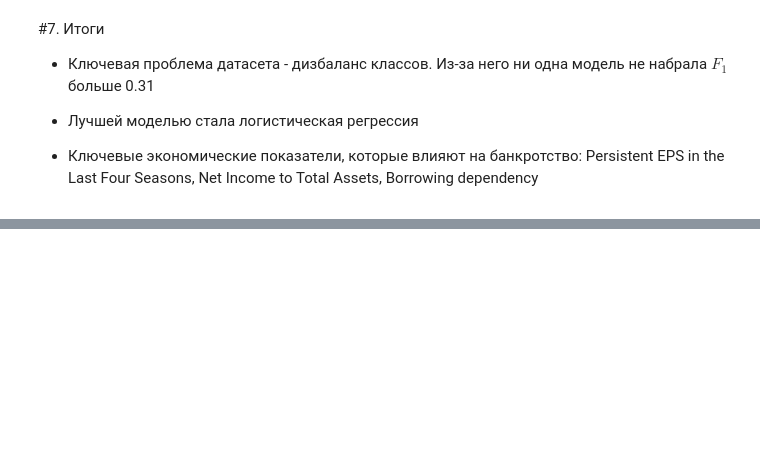
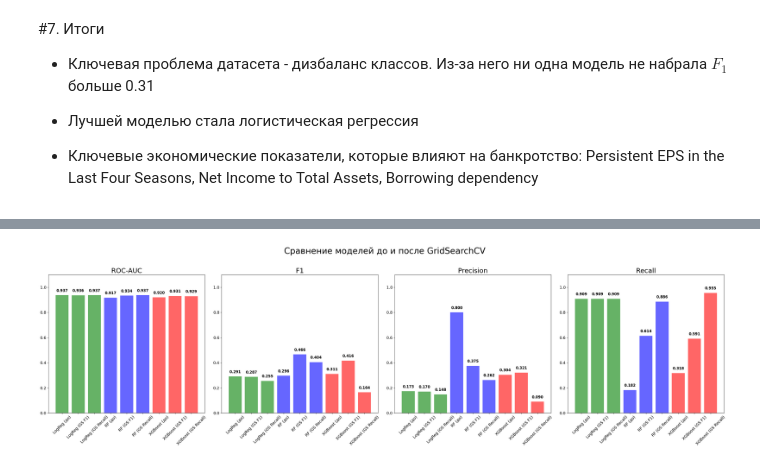
Before and after one commit to maxmiheev/mikheev6sem, a Jupyter notebook: project/MyProject.ipynb, the cells around one changed output, grey strips where cells are left out. Cells and saved outputs as stored; diff of their text form; code cells hidden in the pictures; blank space fills up the shorter version.

```diff
--- a/project/MyProject.ipynb
+++ b/project/MyProject.ipynb
@@ -42,7 +47,7 @@ import seaborn as sns
 # %% [markdown]
 **Первичный обзори датасета**
 # %%
-df_companies = pd.read_csv("/kaggle/input/company-bankruptcy-prediction/data.csv", low_memory=False)
+df_companies = pd.read_csv("/root/.cache/kagglehub/datasets/fedesoriano/company-bankruptcy-prediction/versions/2/data.csv", low_memory=False)
 
 df_companies.head()
 # %% [output]
@@ -693,0 +889,8 @@ plt.show()
+# %%
+from sklearn.model_selection import GridSearchCV, StratifiedKFold
+from sklearn.metrics import classification_report, roc_auc_score, f1_score, precision_score, recall_score
+from sklearn.metrics import make_scorer
+
+cv = StratifiedKFold(n_splits=5, shuffle=True, random_state=111)
+
+recall_scorer = make_scorer(recall_score, pos_label=1)
@@ -693,0 +1075,45 @@ plt.show()
+# %%
+
+
+
+
+
+metrics = ['ROC-AUC', 'F1', 'Precision', 'Recall']
+
+colors = ['green', 'green','green', 'blue', 'blue', 'blue','red', 'red', 'red']
+
+fig, axes = plt.subplots(1, 4, figsize=(32, 9))
+
+for ax, metric in zip(axes, metrics):
+    values = df_comparison_3[metric].values
+    labels = df_comparison_3.index
+
+    bars = ax.bar(labels, values, color=colors, alpha=0.6)
+
+    ax.set_title(metric, fontsize=22)
+    ax.set_ylim(0, 1.1)
+
+    ax.tick_params(axis='x', labelrotation=45, labelsize=13)
+    ax.tick_params(axis='y', labelsize=13)
+
+    for bar, value in zip(bars, values):
+        ax.text(
+            bar.get_x() + bar.get_width() / 2,
+            value + 0.02,
+            f'{value:.3f}',
+            ha='center',
+            va='bottom',
+            fontsize=12,
+            fontweight='bold',
+        )
+
+fig.suptitle(
+    'Сравнение моделей до и после GridSearchCV',
+    fontsize=28,
+    y=1.03
+)
+
+plt.tight_layout()
+plt.show()
+# %% [output]
+[figure, added]
```
Also changed, not shown: parts of 22 cells of this notebook.
